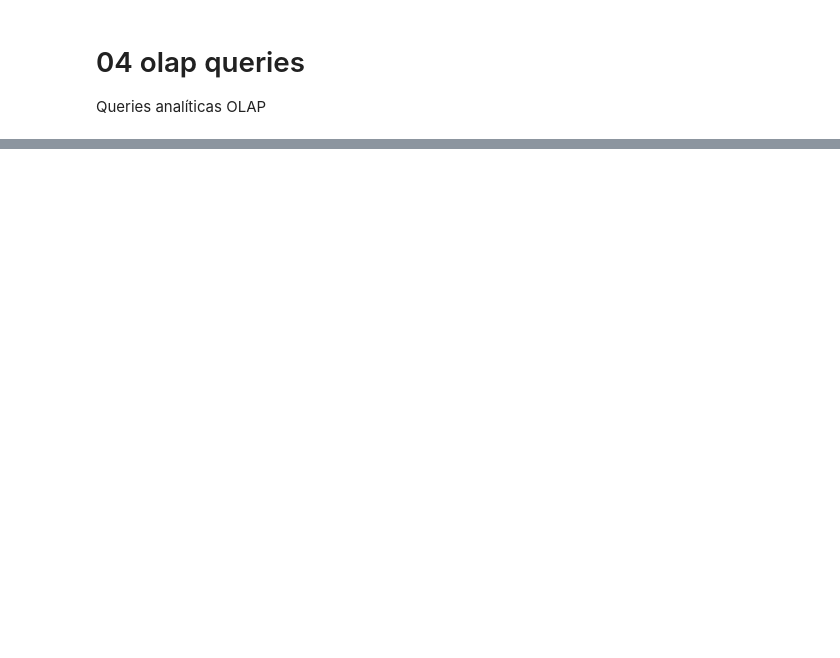
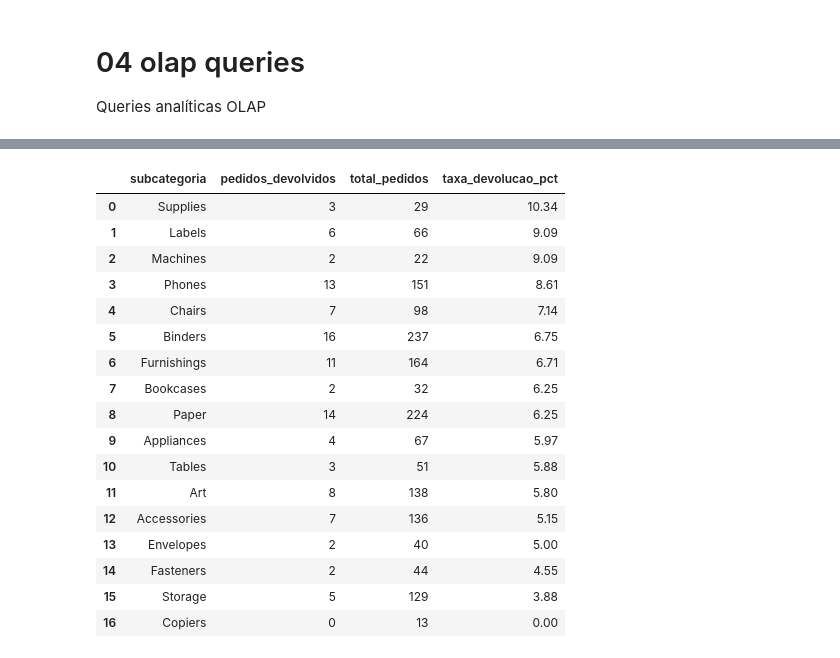
Before and after one commit to GDK-13/Data_warehouse, a Jupyter notebook: lab_mysql_dw/notebooks/04_olap_queries.ipynb, the cells around one changed output, grey strips where cells are left out. Saved outputs shown, nothing was run; the diff lists cells and outputs as text; code cells hidden in the pictures; blank space fills up the shorter version.

```diff
--- a/lab_mysql_dw/notebooks/04_olap_queries.ipynb
+++ b/lab_mysql_dw/notebooks/04_olap_queries.ipynb
@@ -40,0 +41,39 @@ DIM_META carregada com sucesso!
+# %%
+
+# Exercício 2: Taxa de devolução por subcategoria (Home Office)
+query_ex2 = """
+SELECT
+    p.subcategoria,
+    COUNT(DISTINCT CASE WHEN f.flag_retorno = 1 THEN f.nk_pedido END) AS pedidos_devolvidos,
+    COUNT(DISTINCT f.nk_pedido) AS total_pedidos,
+    ROUND(
+        COUNT(DISTINCT CASE WHEN f.flag_retorno = 1 THEN f.nk_pedido END) /
+        COUNT(DISTINCT f.nk_pedido) * 100, 2
+    ) AS taxa_devolucao_pct
+FROM FATO_VENDAS f
+JOIN DIM_PRODUTO p ON f.sk_produto = p.sk_produto
+JOIN DIM_CLIENTE c ON f.sk_cliente = c.sk_cliente
+WHERE c.segmento = 'Home Office'
+GROUP BY p.subcategoria
+ORDER BY taxa_devolucao_pct DESC;
+"""
+pd.read_sql(query_ex2, engine)
+# %% [output]
+|  | subcategoria | pedidos_devolvidos | total_pedidos | taxa_devolucao_pct |
+| 0 | Supplies | 3 | 29 | 10.34 |
+| 1 | Labels | 6 | 66 | 9.09 |
+| 2 | Machines | 2 | 22 | 9.09 |
+| 3 | Phones | 13 | 151 | 8.61 |
+| 4 | Chairs | 7 | 98 | 7.14 |
+| 5 | Binders | 16 | 237 | 6.75 |
+| 6 | Furnishings | 11 | 164 | 6.71 |
+| 7 | Bookcases | 2 | 32 | 6.25 |
+| 8 | Paper | 14 | 224 | 6.25 |
+| 9 | Appliances | 4 | 67 | 5.97 |
+| 10 | Tables | 3 | 51 | 5.88 |
+| 11 | Art | 8 | 138 | 5.80 |
+| 12 | Accessories | 7 | 136 | 5.15 |
+| 13 | Envelopes | 2 | 40 | 5.00 |
+| 14 | Fasteners | 2 | 44 | 4.55 |
+| 15 | Storage | 5 | 129 | 3.88 |
+| 16 | Copiers | 0 | 13 | 0.00 |
```
Also changed, not shown: parts of 8 cells of this notebook, 5 other files.
